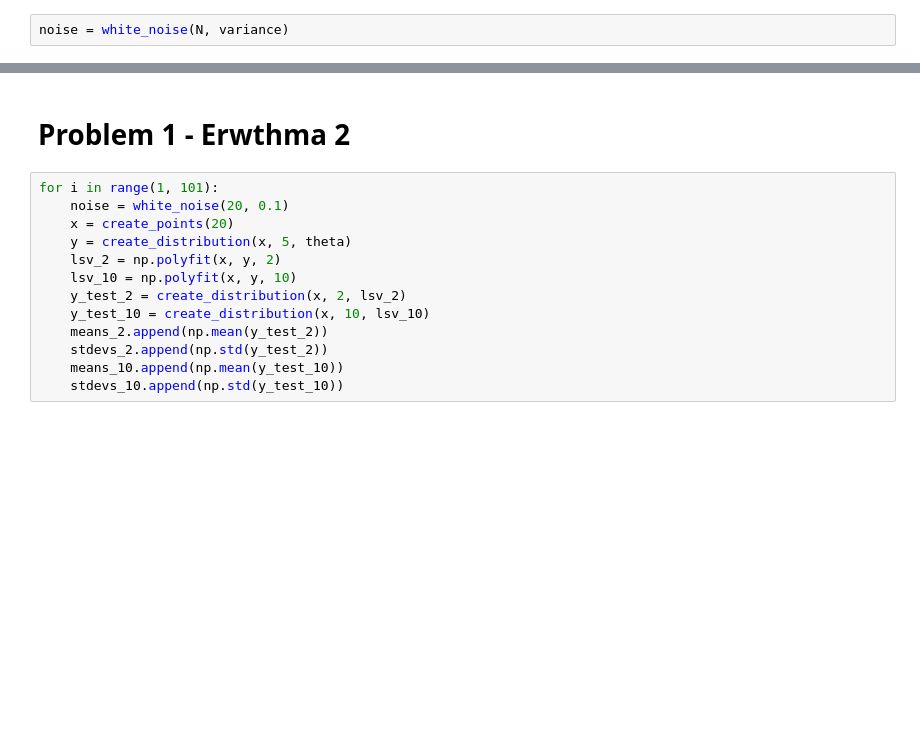
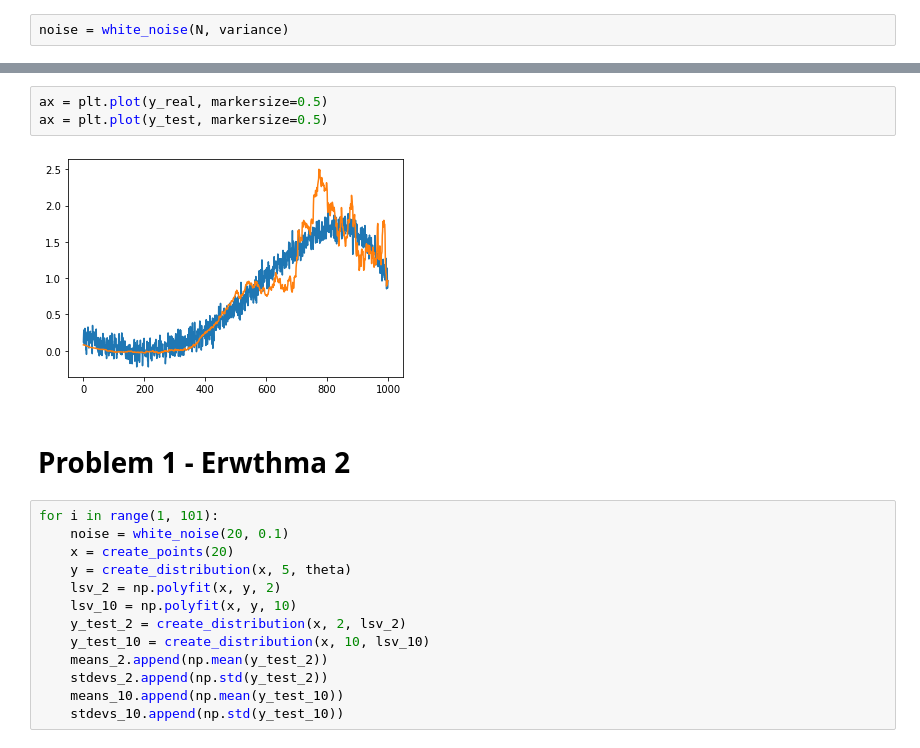
Before and after one commit to PiStefania/Machine_Learning_Exercises, a Jupyter notebook: Ex1_rou.ipynb, the cells around one changed output, grey strips where cells are left out. Drawn from its saved outputs; the diff is of its cells as text; blank space fills up the shorter version.

```diff
--- a/Ex1_rou.ipynb
+++ b/Ex1_rou.ipynb
@@ -70,3 +82,8 @@ mse_test.round(3)
+# %%
+ax = plt.plot(y_real, markersize=0.5)
+ax = plt.plot(y_test, markersize=0.5)
+# %% [output]
+[figure, added]
 # %% [markdown]
 # Problem 1 - Erwthma 2
 # %%
```
Also changed, not shown: parts of 18 cells of this notebook.
